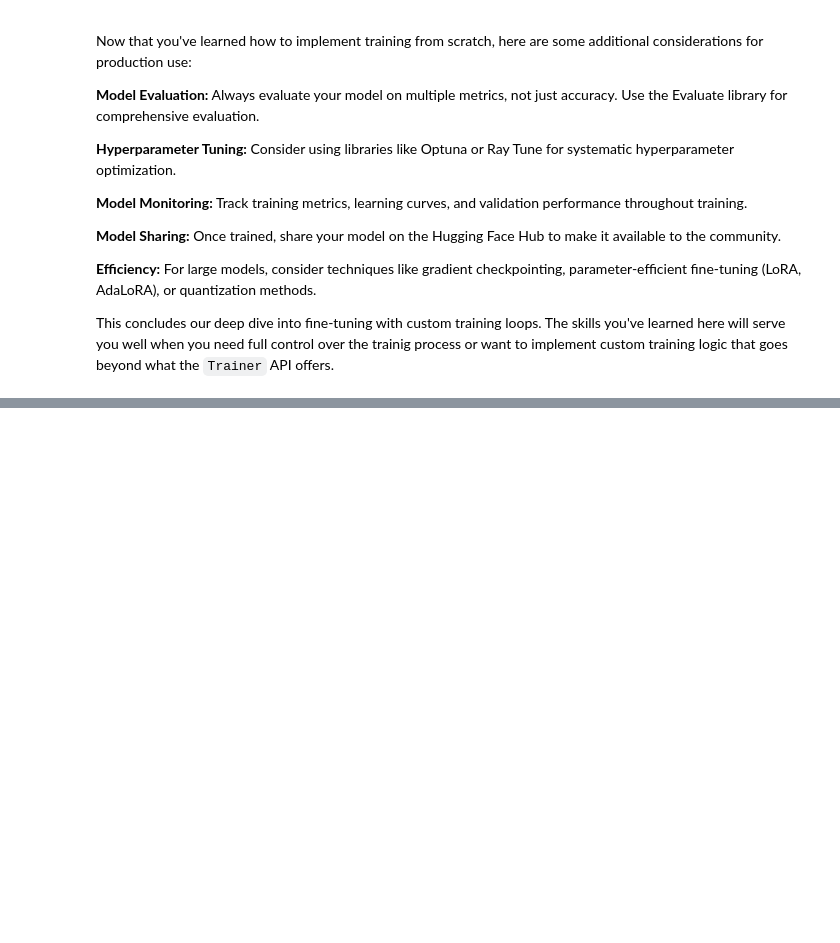
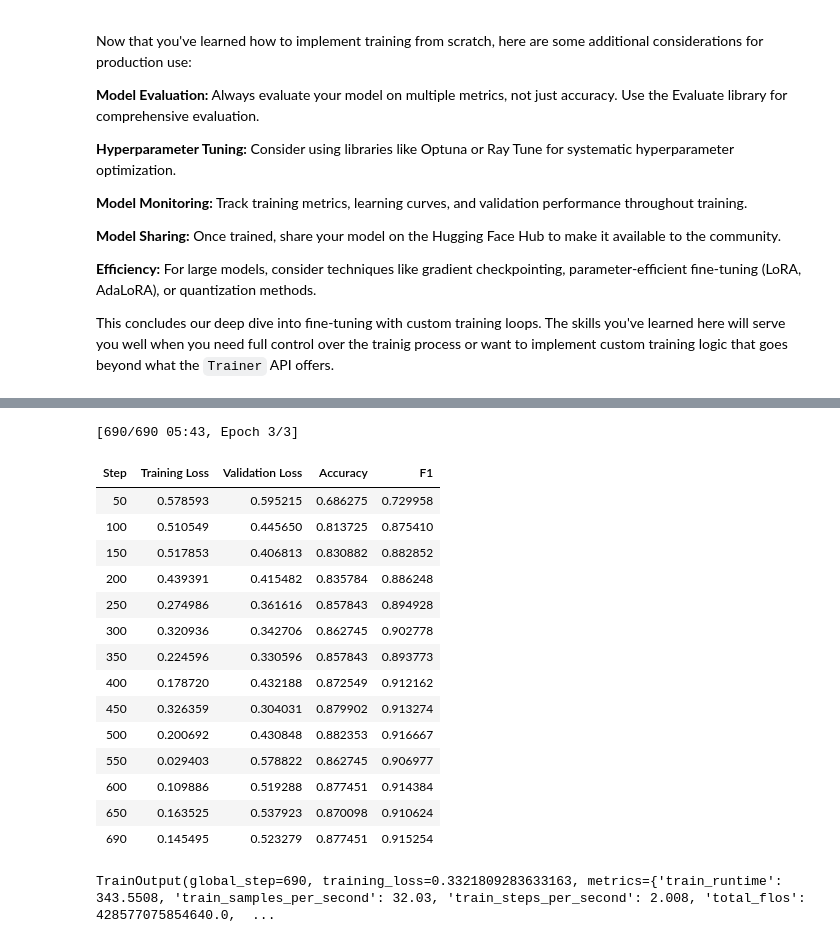
Before and after one commit to JoseAlberto88/Hugging-Face-LLM-Course, a Jupyter notebook: Fine_Tuning_A_Pretained_Model_.ipynb, the cells around one changed output, grey strips where cells are left out. Cells and saved outputs as stored; diff of their text form; code cells hidden in the pictures; blank space fills up the shorter version.

```diff
--- a/Fine_Tuning_A_Pretained_Model_.ipynb
+++ b/Fine_Tuning_A_Pretained_Model_.ipynb
@@ -843,0 +912,44 @@ This concludes our deep dive into fine-tuning with custom training loops. The sk
+# %%
+from transformers import Trainer, TrainingArguments
+
+training_args = TrainingArguments(
+    output_dir="./results",
+    eval_strategy="steps",
+    eval_steps=50,
+    save_steps=100,
+    logging_steps=10,
+    num_train_epochs=3,
+    per_device_train_batch_size=16,
+    per_device_eval_batch_size=16,
+    report_to="none",          # no W&B, no login prompt
+)
+
+trainer = Trainer(
+    model=model,
+    args=training_args,
+    train_dataset=tokenized_datasets["train"],
+    eval_dataset=tokenized_datasets["validation"],
+    data_collator=data_collator,
+    processing_class=tokenizer,
+    compute_metrics=compute_metrics,
+)
+
+trainer.train()
+# %% [output]
+[690/690 05:43, Epoch 3/3]
+| Step | Training Loss | Validation Loss | Accuracy | F1 |
+| 50 | 0.578593 | 0.595215 | 0.686275 | 0.729958 |
+| 100 | 0.510549 | 0.445650 | 0.813725 | 0.875410 |
+| 150 | 0.517853 | 0.406813 | 0.830882 | 0.882852 |
+| 200 | 0.439391 | 0.415482 | 0.835784 | 0.886248 |
+| 250 | 0.274986 | 0.361616 | 0.857843 | 0.894928 |
+| 300 | 0.320936 | 0.342706 | 0.862745 | 0.902778 |
+| 350 | 0.224596 | 0.330596 | 0.857843 | 0.893773 |
+| 400 | 0.178720 | 0.432188 | 0.872549 | 0.912162 |
+| 450 | 0.326359 | 0.304031 | 0.879902 | 0.913274 |
+| 500 | 0.200692 | 0.430848 | 0.882353 | 0.916667 |
+| 550 | 0.029403 | 0.578822 | 0.862745 | 0.906977 |
+| 600 | 0.109886 | 0.519288 | 0.877451 | 0.914384 |
+| 650 | 0.163525 | 0.537923 | 0.870098 | 0.910624 |
+| 690 | 0.145495 | 0.523279 | 0.877451 | 0.915254 |
+TrainOutput(global_step=690, training_loss=0.3321809283633163, metrics={'train_runtime': 343.5508, 'train_samples_per_second': 32.03, 'train_steps_per_second': 2.008, 'total_flos': 428577075854640.0,  ...
```
Also changed, not shown: parts of 14 cells of this notebook.
